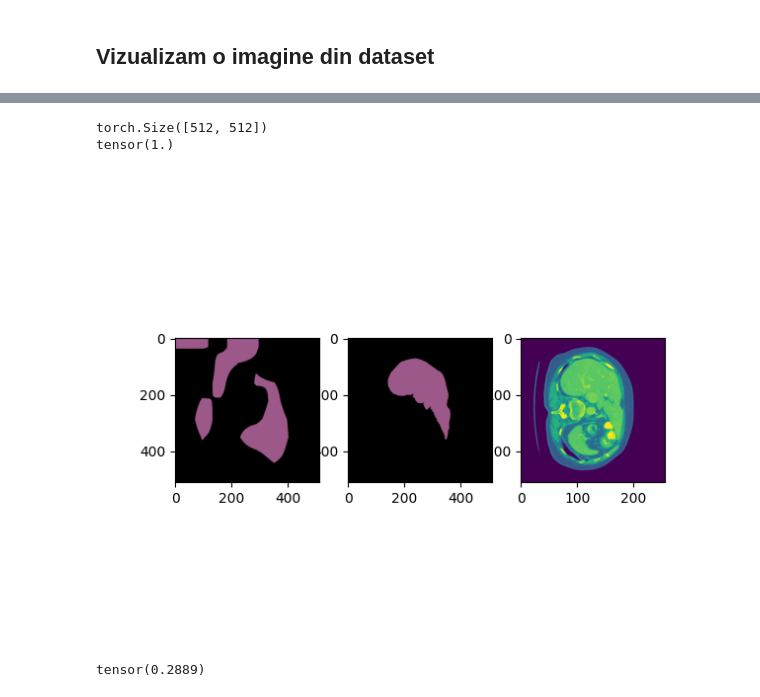
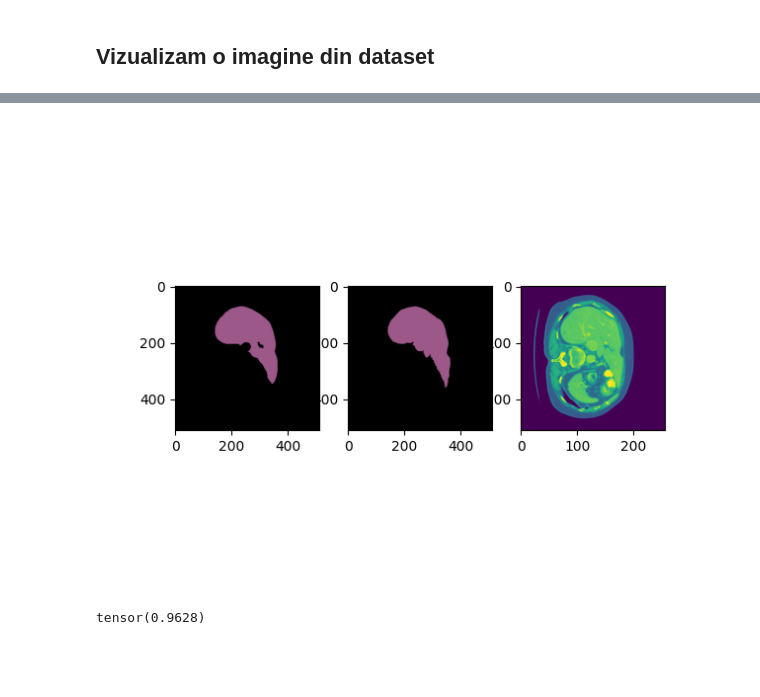
Before and after one commit to StanciulescuAndrei/LicentaUPB, a Jupyter notebook: ML_train_tester.ipynb, the cells around one changed output, grey strips where cells are left out. Cells and saved outputs as stored; diff of their text form; code cells hidden in the pictures; blank space fills up the shorter version.

```diff
--- a/ML_train_tester.ipynb
+++ b/ML_train_tester.ipynb
@@ -47,10 +47,10 @@ dataloader_test = torch.utils.data.DataLoader(dataset_learn, batch_size=32, shuf
 # %% [markdown]
 ## Vizualizam o imagine din dataset
 # %%
-model_checkpoint = 'G:/MachineLearning/models/ResNeXt101/ResNeXt101_checkpoint.pt'
-model = ConvNeXtDeepLab()
-# checkpoint = torch.load(model_checkpoint)
-# model.load_state_dict(checkpoint['model_state_dict'])
+model_checkpoint = 'G:/MachineLearning/models/ResNet152/ResNet152_checkpoint.pt'
+model = ResNet152DeepLab()
+checkpoint = torch.load(model_checkpoint)
+model.load_state_dict(checkpoint['model_state_dict'])
 
 device = torch.device('cpu')
 model.to(device)
@@ -82,6 +82,7 @@ r_mask = Image.fromarray(mask.byte().cpu().numpy())
 r_mask.putpalette(colors)
 
 print(torch.max(output_predictions))
+plt.figure()
 plt.subplot(1, 3, 1)
 plt.imshow(r)
 plt.subplot(1, 3, 2)
@@ -95,8 +96,6 @@ Downloading: "https://download.pytorch.org/models/convnext_large-ea097f82.pth" t
-torch.Size([512, 512])
-tensor(1.)
-[figure, old version]
+[figure, new version]
 # %%
 loss_fn = DiceLoss()
 print(1.0 - loss_fn(output_predictions, mask))
 # %% [output]
-tensor(0.2889)
+tensor(0.9628)
```
Also changed, not shown: parts of 3 cells of this notebook, 3 other files.
